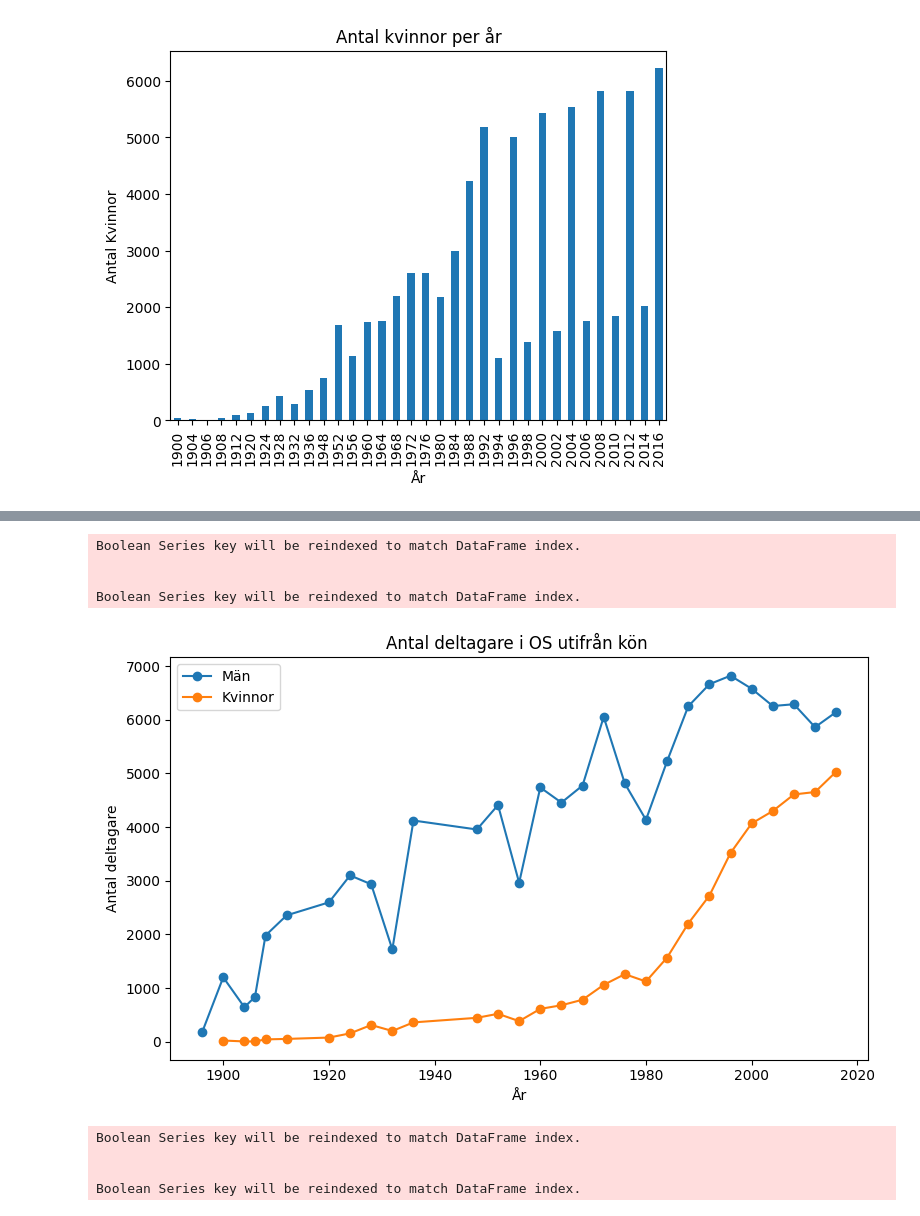
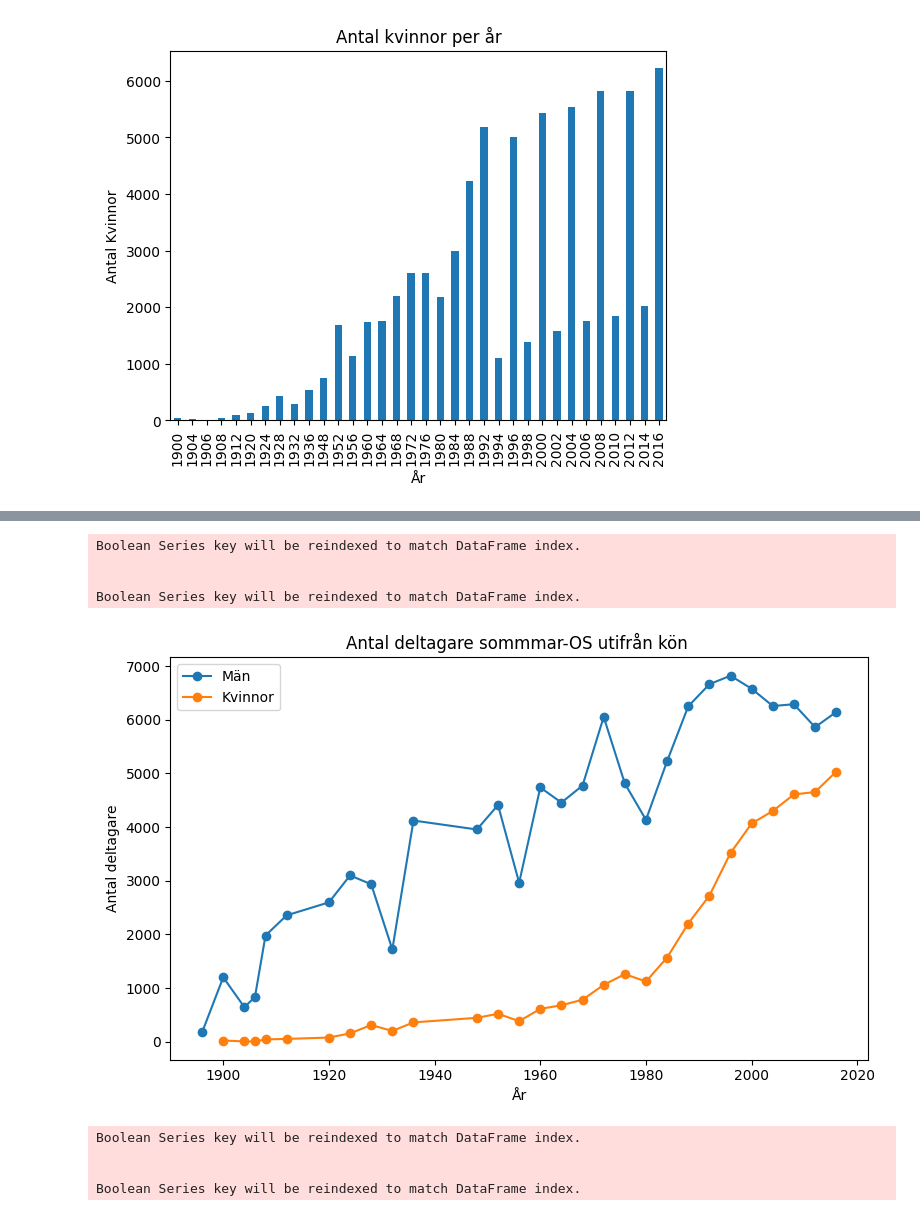
Before and after one commit to F-Degerman/Projekt_OS_Ungern, a Jupyter notebook: Egna_anteckningar/Fanny.ipynb, the cells around one changed output, grey strips where cells are left out. Drawn from its saved outputs; the diff is of its cells as text; code cells hidden in the pictures.

```diff
--- a/Egna_anteckningar/Fanny.ipynb
+++ b/Egna_anteckningar/Fanny.ipynb
@@ -24,0 +23,3 @@ data = pd.merge(athletes, noc, on="NOC", how="left")
+# %%
+# Slå ihop dataset för att få med regionnamn
+data_raw = pd.merge(athletes, noc, on="NOC", how="left")
@@ -136,10 +171,8 @@ Sorterar utifrån Season "Winter":
 # %%
-winter_all = all_unique[all_unique["Season"] == "Winter"]
-winter_hungary = hungary_unique[hungary_unique["Season"] == "Winter"]
-winter_sweden = sweden_unique[sweden_unique["Season"] == "Winter"]
+winter_all = data[data["Season"] == "Winter"]
+summer_all = data[data["Season"] == "Summer"]
 
 print(f"{len(winter_all)}")
-print(f"{len(winter_hungary)}")
-print(f"{len(winter_sweden)}")
+print(f"{len(summer_all)}")
 # %% [output]
 48564
@@ -148,8 +179,0 @@ print(f"{len(winter_sweden)}")
-# %%
-summer_all = all_unique[all_unique["Season"] == "Summer"]
-summer_hungary = hungary_unique[hungary_unique["Season"] == "Summer"]
-summer_sweden = sweden_unique[sweden_unique["Season"] == "Summer"]
-
-print(f"{len(summer_all)}")
-print(f"{len(summer_hungary)}")
-print(f"{len(summer_sweden)}")
@@ -268,27 +307,25 @@ plt.show()
 # %%
-summer_all_male = summer_all[all_unique["Sex"] == "M"]
-summer_all_female = summer_all[all_unique["Sex"] == "F"]
-
-
+summer_all_male = summer_all[data["Sex"] == "M"]
+summer_all_female = summer_all[data["Sex"] == "F"]
 
 summer_male_all = summer_all_male.groupby('Year')['ID'].nunique()
 summer_female_all = summer_all_female.groupby('Year')['ID'].nunique()
 
 plt.figure(figsize=(8, 5))
 
 plt.plot(summer_male_all.index, summer_male_all.values, marker='o', label='Män')
 plt.plot(summer_female_all.index, summer_female_all.values, marker='o', label='Kvinnor')
 
 plt.title("Antal deltagare sommmar-OS utifrån kön ")
 plt.xlabel("År")
 plt.ylabel("Antal deltagare")
 plt.legend()       # för att se vilken linje som är vilken
 plt.tight_layout()
 plt.show()
 # %% [output]
 Boolean Series key will be reindexed to match DataFrame index.
 
 
 Boolean Series key will be reindexed to match DataFrame index.
-[figure, old version]
+[figure, new version]
 # %%
```
Also changed, not shown: parts of 46 cells of this notebook, 5 other files.
